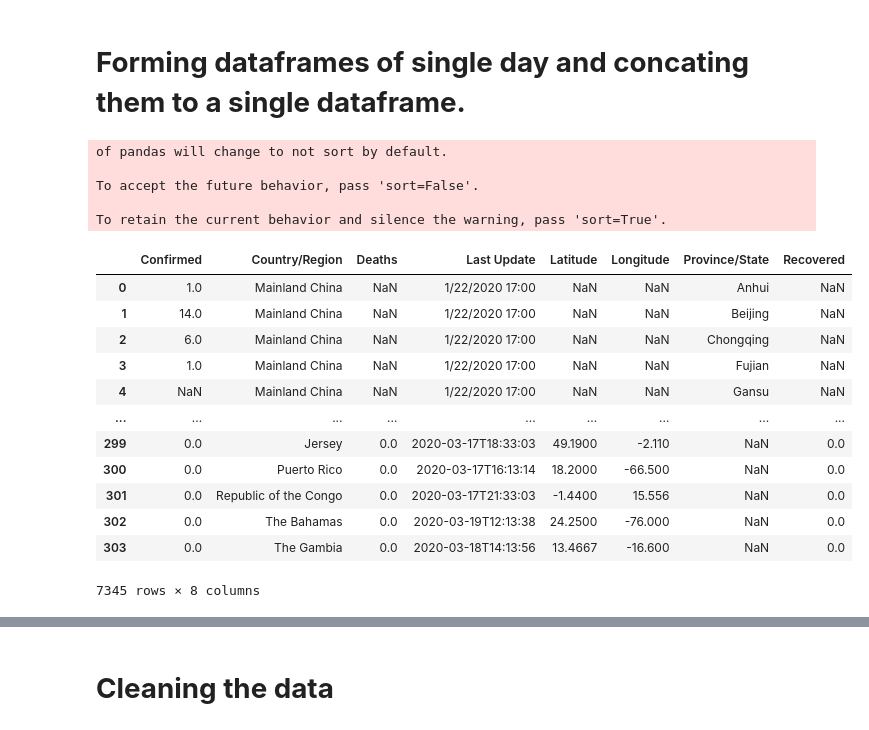
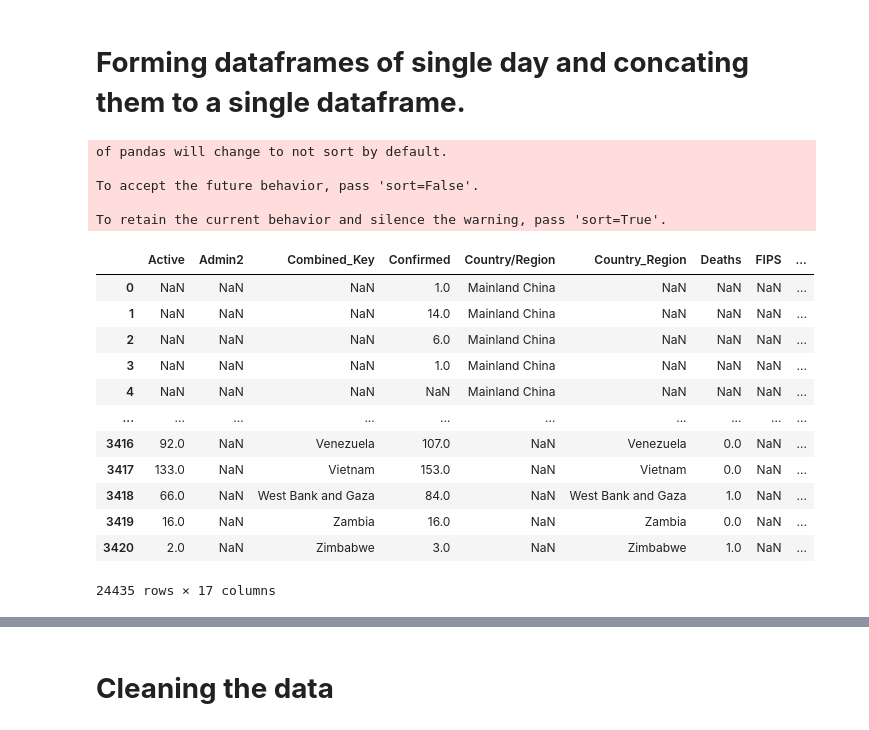
Before and after one commit to 19pa1a05c7/clustering-with-kmeans, a Jupyter notebook: copy_of_Untitled2.ipynb, the cells around one changed output, grey strips where cells are left out. Cells and saved outputs as stored; diff of their text form; code cells hidden in the pictures.

```diff
--- a/copy_of_Untitled2.ipynb
+++ b/copy_of_Untitled2.ipynb
@@ -64,44 +64,50 @@ d38=pd.read_csv("02-28-2020.csv")
 d39=pd.read_csv("02-29-2020.csv")
 d40=pd.read_csv("03-01-2020.csv")
 d41=pd.read_csv("03-02-2020.csv")
 d42=pd.read_csv("03-03-2020.csv")
 d43=pd.read_csv("03-04-2020.csv")
 d44=pd.read_csv("03-05-2020.csv")
 d45=pd.read_csv("03-06-2020.csv")
 d46=pd.read_csv("03-07-2020.csv")
 d47=pd.read_csv("03-08-2020.csv")
 d48=pd.read_csv("03-09-2020.csv")
 d49=pd.read_csv("03-10-2020.csv")
 d50=pd.read_csv("03-11-2020.csv")
 d51=pd.read_csv("03-12-2020.csv")
 d52=pd.read_csv("03-13-2020.csv")
 d53=pd.read_csv("03-14-2020.csv")
 d54=pd.read_csv("03-15-2020.csv")
 d55=pd.read_csv("03-16-2020.csv")
 d56=pd.read_csv("03-17-2020.csv")
 d57=pd.read_csv("03-18-2020.csv")
 d58=pd.read_csv("03-19-2020.csv")
 d59=pd.read_csv("03-20-2020.csv")
 d60=pd.read_csv("03-21-2020.csv")
-frame=[d1,d2,d3,d4,d5,d6,d7,d8,d9,d10,d11,d12,d13,d14,d15,d16,d17,d18,d19,d20,d21,d22,d23,d24,d25,d26,d27,d28,d29,d30,d31,d32,d33,d34,d35,d36,d37,d38,d39,d40,d41,d42,d43,d44,d45,d46,d47,d48,d49,d50,d51,d52,d53,d54,d56,d57,d58,d59,d60]
+d61=pd.read_csv("03-22-2020.csv")
+d62=pd.read_csv("03-23-2020.csv")
+d63=pd.read_csv("03-24-2020.csv")
+d64=pd.read_csv("03-25-2020.csv")
+d65=pd.read_csv("03-26-2020.csv")
+
+frame=[d1,d2,d3,d4,d5,d6,d7,d8,d9,d10,d11,d12,d13,d14,d15,d16,d17,d18,d19,d20,d21,d22,d23,d24,d25,d26,d27,d28,d29,d30,d31,d32,d33,d34,d35,d36,d37,d38,d39,d40,d41,d42,d43,d44,d45,d46,d47,d48,d49,d50,d51,d52,d53,d54,d56,d57,d58,d59,d60,d61,d62,d63,d64,d65]
 covid=pd.concat(frame)
 covid
 # %% [output]
 of pandas will change to not sort by default.
 
 To accept the future behavior, pass 'sort=False'.
 
 To retain the current behavior and silence the warning, pass 'sort=True'.
-|  | Confirmed | Country/Region | Deaths | Last Update | Latitude | Longitude | Province/State | Recovered |
-| 0 | 1.0 | Mainland China | NaN | 1/22/2020 17:00 | NaN | NaN | Anhui | NaN |
-| 1 | 14.0 | Mainland China | NaN | 1/22/2020 17:00 | NaN | NaN | Beijing | NaN |
-| 2 | 6.0 | Mainland China | NaN | 1/22/2020 17:00 | NaN | NaN | Chongqing | NaN |
-| 3 | 1.0 | Mainland China | NaN | 1/22/2020 17:00 | NaN | NaN | Fujian | NaN |
-| 4 | NaN | Mainland China | NaN | 1/22/2020 17:00 | NaN | NaN | Gansu | NaN |
-| ... | ... | ... | ... | ... | ... | ... | ... | ... |
-| 299 | 0.0 | Jersey | 0.0 | 2020-03-17T18:33:03 | 49.1900 | -2.110 | NaN | 0.0 |
-| 300 | 0.0 | Puerto Rico | 0.0 | 2020-03-17T16:13:14 | 18.2000 | -66.500 | NaN | 0.0 |
-| 301 | 0.0 | Republic of the Congo | 0.0 | 2020-03-17T21:33:03 | -1.4400 | 15.556 | NaN | 0.0 |
-| 302 | 0.0 | The Bahamas | 0.0 | 2020-03-19T12:13:38 | 24.2500 | -76.000 | NaN | 0.0 |
-| 303 | 0.0 | The Gambia | 0.0 | 2020-03-18T14:13:56 | 13.4667 | -16.600 | NaN | 0.0 |
+|  | Active | Admin2 | Combined_Key | Confirmed | Country/Region | Country_Region | Deaths | FIPS | ... |
+| 0 | NaN | NaN | NaN | 1.0 | Mainland China | NaN | NaN | NaN | ... |
+| 1 | NaN | NaN | NaN | 14.0 | Mainland China | NaN | NaN | NaN | ... |
+| 2 | NaN | NaN | NaN | 6.0 | Mainland China | NaN | NaN | NaN | ... |
+| 3 | NaN | NaN | NaN | 1.0 | Mainland China | NaN | NaN | NaN | ... |
+| 4 | NaN | NaN | NaN | NaN | Mainland China | NaN | NaN | NaN | ... |
+| ... | ... | ... | ... | ... | ... | ... | ... | ... | ... |
+| 3416 | 92.0 | NaN | Venezuela | 107.0 | NaN | Venezuela | 0.0 | NaN | ... |
+| 3417 | 133.0 | NaN | Vietnam | 153.0 | NaN | Vietnam | 0.0 | NaN | ... |
+| 3418 | 66.0 | NaN | West Bank and Gaza | 84.0 | NaN | West Bank and Gaza | 1.0 | NaN | ... |
+| 3419 | 16.0 | NaN | Zambia | 16.0 | NaN | Zambia | 0.0 | NaN | ... |
+| 3420 | 2.0 | NaN | Zimbabwe | 3.0 | NaN | Zimbabwe | 1.0 | NaN | ... |
-7345 rows × 8 columns
+24435 rows × 17 columns
```
Also changed, not shown: parts of 37 cells of this notebook.
